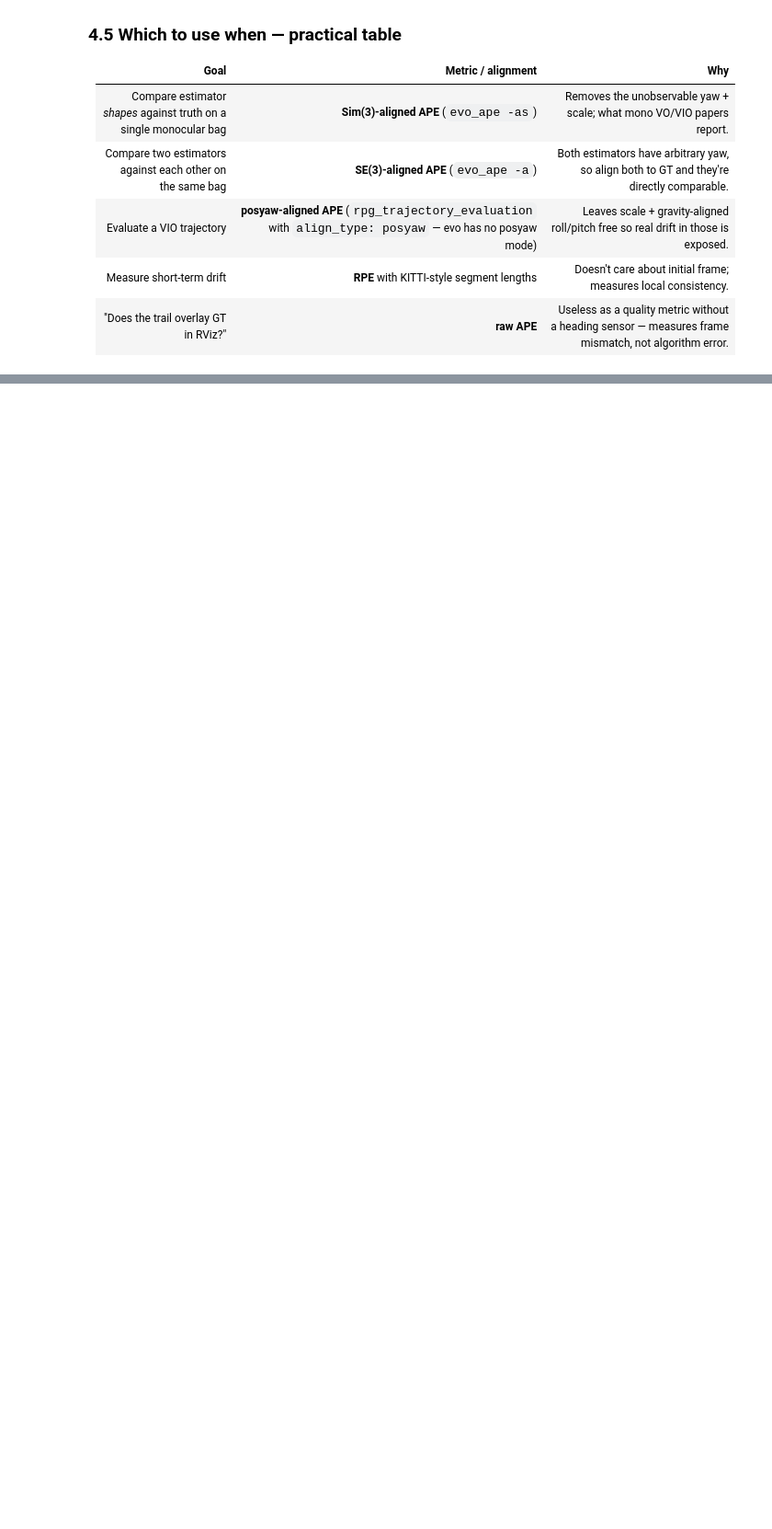
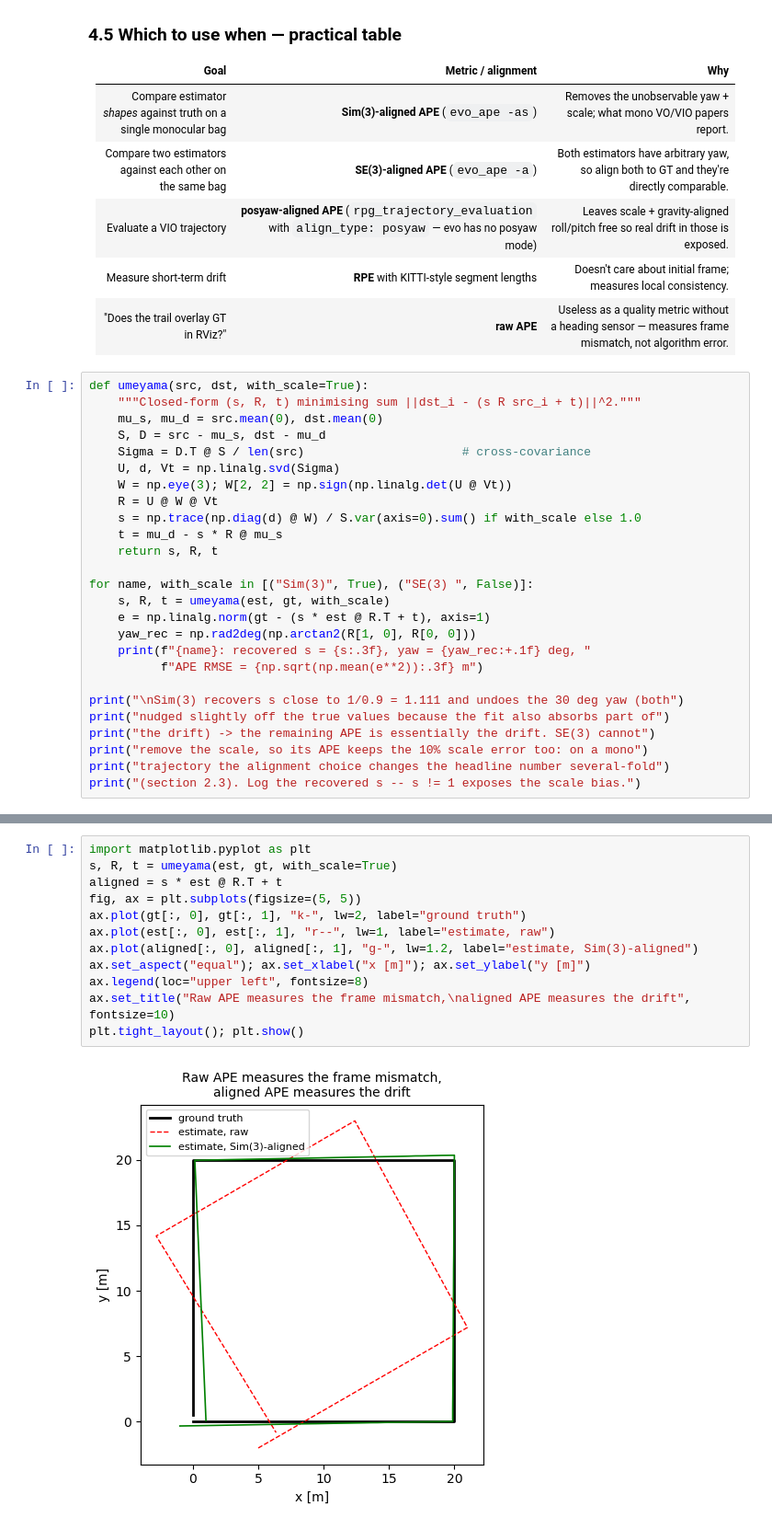
Before and after one commit to behnamasadi/robotic_notes, a Jupyter notebook: docs/visual_odometry/trajectory_analysis.ipynb, the cells around one changed output, grey strips where cells are left out. Shown at 92% size. Cells and saved outputs as stored; diff of their text form; blank space fills up the shorter version.

Commit message:
trajectory_analysis, vo_evaluation_metrics: executed numerical examples for APE/RPE/Umeyama/sub-trajectory drift and for mAA, RANSAC alignment, the C=-R^T t trap; descriptive companion links

```diff
--- a/docs/visual_odometry/trajectory_analysis.ipynb
+++ b/docs/visual_odometry/trajectory_analysis.ipynb
@@ -191,3 +264,29 @@ Align translation **and** yaw (4 DoF total), but not roll/pitch/scale. **This is
 | Evaluate a VIO trajectory | **posyaw-aligned APE** (`rpg_trajectory_evaluation` with `align_type: posyaw` — evo has no posyaw mode) | Leaves scale + gravity-aligned roll/pitch free so real drift in those is exposed. |
 | Measure short-term drift | **RPE** with KITTI-style segment lengths | Doesn't care about initial frame; measures local consistency. |
 | "Does the trail overlay GT in RViz?" | **raw APE** | Useless as a quality metric without a heading sensor — measures frame mismatch, not algorithm error. |
+# %%
+def umeyama(src, dst, with_scale=True):
+    """Closed-form (s, R, t) minimising sum ||dst_i - (s R src_i + t)||^2."""
+    mu_s, mu_d = src.mean(0), dst.mean(0)
+    S, D = src - mu_s, dst - mu_d
+    Sigma = D.T @ S / len(src)                      # cross-covariance
+    U, d, Vt = np.linalg.svd(Sigma)
+    W = np.eye(3); W[2, 2] = np.sign(np.linalg.det(U @ Vt))
+    R = U @ W @ Vt
+    s = np.trace(np.diag(d) @ W) / S.var(axis=0).sum() if with_scale else 1.0
+    t = mu_d - s * R @ mu_s
+    return s, R, t
+
+for name, with_scale in [("Sim(3)", True), ("SE(3) ", False)]:
+    s, R, t = umeyama(est, gt, with_scale)
+    e = np.linalg.norm(gt - (s * est @ R.T + t), axis=1)
+    yaw_rec = np.rad2deg(np.arctan2(R[1, 0], R[0, 0]))
+    print(f"{name}: recovered s = {s:.3f}, yaw = {yaw_rec:+.1f} deg, "
+          f"APE RMSE = {np.sqrt(np.mean(e**2)):.3f} m")
+
+print("\nSim(3) recovers s close to 1/0.9 = 1.111 and undoes the 30 deg yaw (both")
+print("nudged slightly off the true values because the fit also absorbs part of")
+print("the drift) -> the remaining APE is essentially the drift. SE(3) cannot")
+print("remove the scale, so its APE keeps the 10% scale error too: on a mono")
+print("trajectory the alignment choice changes the headline number several-fold")
+print("(section 2.3). Log the recovered s -- s != 1 exposes the scale bias.")
@@ -194,3 +303,17 @@ Align translation **and** yaw (4 DoF total), but not roll/pitch/scale. **This is
+# %%
+import matplotlib.pyplot as plt
+s, R, t = umeyama(est, gt, with_scale=True)
+aligned = s * est @ R.T + t
+fig, ax = plt.subplots(figsize=(5, 5))
+ax.plot(gt[:, 0], gt[:, 1], "k-", lw=2, label="ground truth")
+ax.plot(est[:, 0], est[:, 1], "r--", lw=1, label="estimate, raw")
+ax.plot(aligned[:, 0], aligned[:, 1], "g-", lw=1.2, label="estimate, Sim(3)-aligned")
+ax.set_aspect("equal"); ax.set_xlabel("x [m]"); ax.set_ylabel("y [m]")
+ax.legend(loc="upper left", fontsize=8)
+ax.set_title("Raw APE measures the frame mismatch,\naligned APE measures the drift", fontsize=10)
+plt.tight_layout(); plt.show()
+# %% [output]
+[figure, added]
 # %% [markdown]
 ## 5. Sub-trajectory drift — the recommended evaluation
 
```
Also changed, not shown: parts of 7 cells of this notebook, 1 other file.
